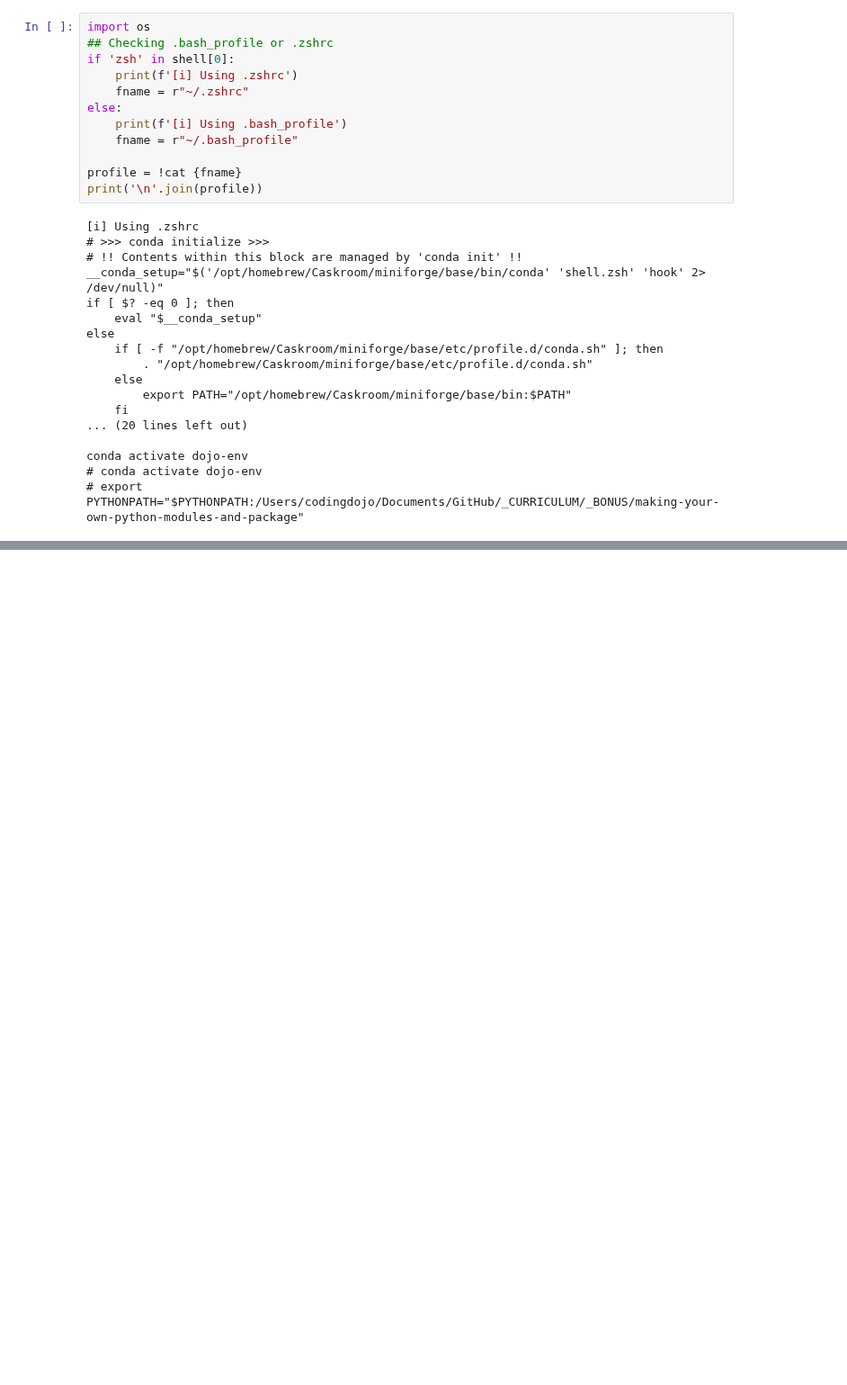
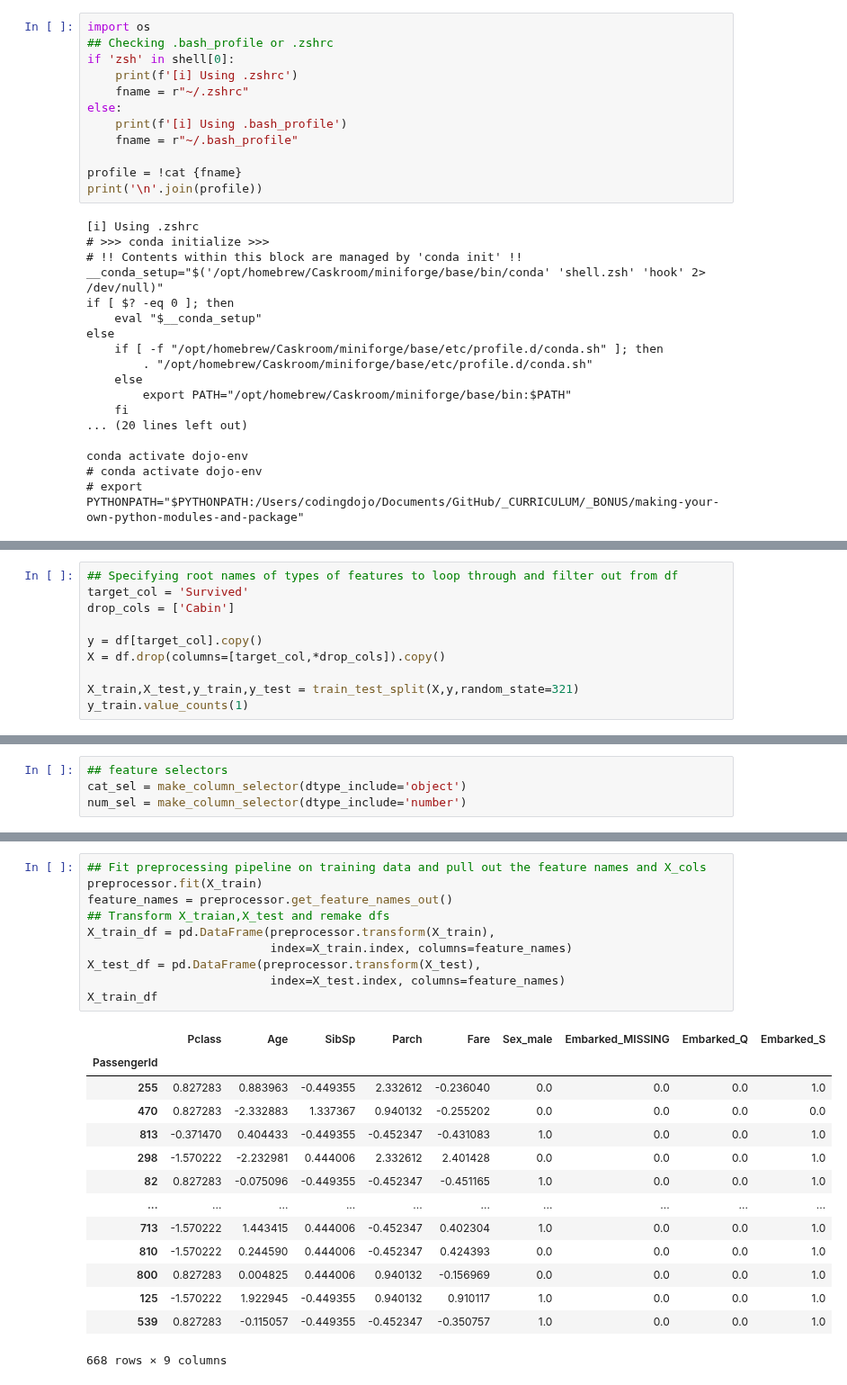
Before and after one commit to coding-dojo-data-science/dojo-env-setup, a Jupyter notebook: EnvironmentTester-py38.ipynb, the cells around one changed output, grey strips where cells are left out. Shown at 90% size. Drawn from its saved outputs; the diff is of its cells as text; blank space fills up the shorter version.

```diff
--- a/EnvironmentTester-py38.ipynb
+++ b/EnvironmentTester-py38.ipynb
@@ -257,0 +319,10 @@ conda activate dojo-env
+# %%
+## Specifying root names of types of features to loop through and filter out from df
+target_col = 'Survived'
+drop_cols = ['Cabin']
+
+y = df[target_col].copy()
+X = df.drop(columns=[target_col,*drop_cols]).copy()
+
+X_train,X_test,y_train,y_test = train_test_split(X,y,random_state=321)
+y_train.value_counts(1)
@@ -257,0 +333,4 @@ conda activate dojo-env
+# %%
+## feature selectors
+cat_sel = make_column_selector(dtype_include='object')
+num_sel = make_column_selector(dtype_include='number')
@@ -257,0 +372,25 @@ conda activate dojo-env
+# %%
+## Fit preprocessing pipeline on training data and pull out the feature names and X_cols
+preprocessor.fit(X_train)
+feature_names = preprocessor.get_feature_names_out()
+## Transform X_traian,X_test and remake dfs
+X_train_df = pd.DataFrame(preprocessor.transform(X_train),
+                          index=X_train.index, columns=feature_names)
+X_test_df = pd.DataFrame(preprocessor.transform(X_test),
+                          index=X_test.index, columns=feature_names)
+X_train_df
+# %% [output]
+|  | Pclass | Age | SibSp | Parch | Fare | Sex_male | Embarked_MISSING | Embarked_Q | Embarked_S |
+| PassengerId |  |  |  |  |  |  |  |  |  |
+| 255 | 0.827283 | 0.883963 | -0.449355 | 2.332612 | -0.236040 | 0.0 | 0.0 | 0.0 | 1.0 |
+| 470 | 0.827283 | -2.332883 | 1.337367 | 0.940132 | -0.255202 | 0.0 | 0.0 | 0.0 | 0.0 |
+| 813 | -0.371470 | 0.404433 | -0.449355 | -0.452347 | -0.431083 | 1.0 | 0.0 | 0.0 | 1.0 |
+| 298 | -1.570222 | -2.232981 | 0.444006 | 2.332612 | 2.401428 | 0.0 | 0.0 | 0.0 | 1.0 |
+| 82 | 0.827283 | -0.075096 | -0.449355 | -0.452347 | -0.451165 | 1.0 | 0.0 | 0.0 | 1.0 |
+| ... | ... | ... | ... | ... | ... | ... | ... | ... | ... |
+| 713 | -1.570222 | 1.443415 | 0.444006 | -0.452347 | 0.402304 | 1.0 | 0.0 | 0.0 | 1.0 |
+| 810 | -1.570222 | 0.244590 | 0.444006 | -0.452347 | 0.424393 | 0.0 | 0.0 | 0.0 | 1.0 |
+| 800 | 0.827283 | 0.004825 | 0.444006 | 0.940132 | -0.156969 | 0.0 | 0.0 | 0.0 | 1.0 |
+| 125 | -1.570222 | 1.922945 | -0.449355 | 0.940132 | 0.910117 | 1.0 | 0.0 | 0.0 | 1.0 |
+| 539 | 0.827283 | -0.115057 | -0.449355 | -0.452347 | -0.350757 | 1.0 | 0.0 | 0.0 | 1.0 |
+668 rows × 9 columns
```
Also changed, not shown: parts of 19 cells of this notebook, 1 other file.
